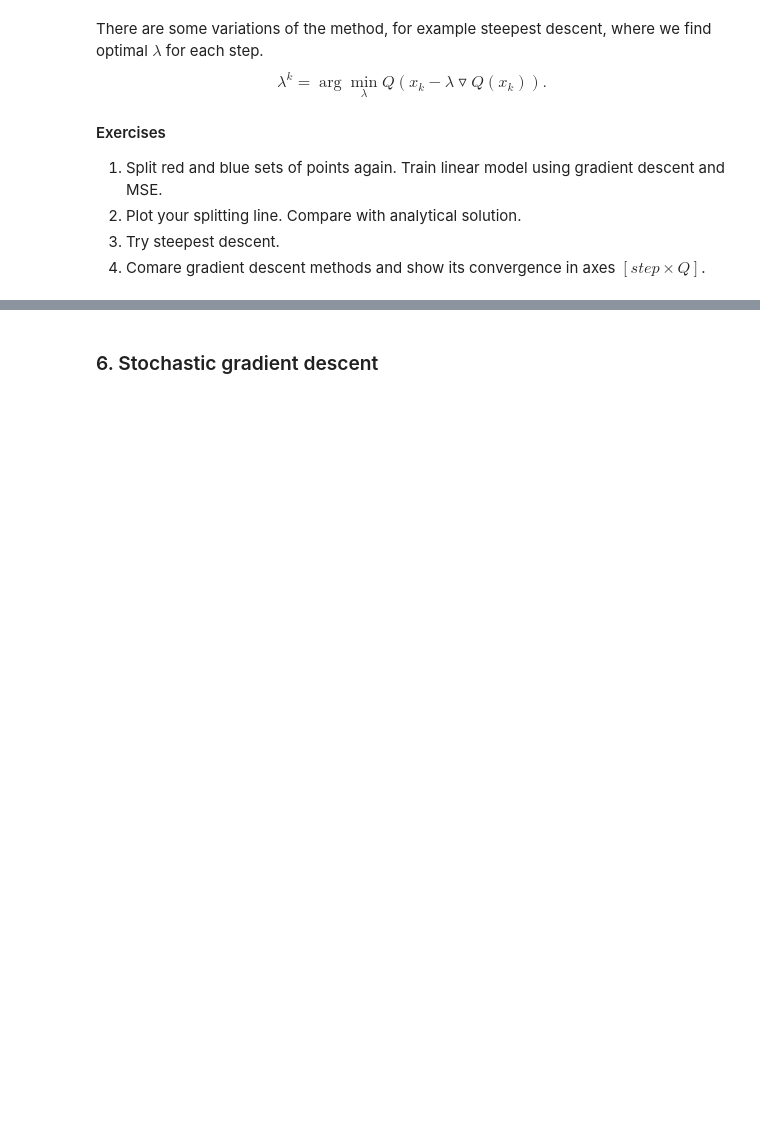
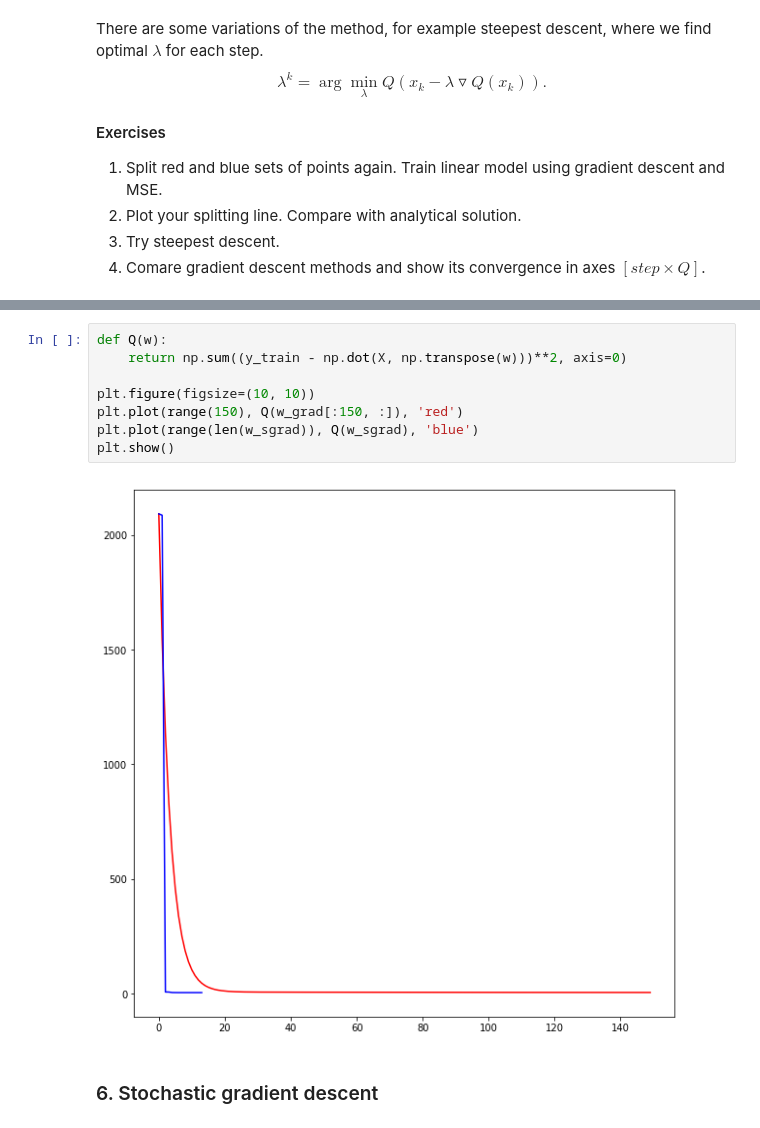
Before and after one commit to levensons/Darin, a Jupyter notebook: lab1/lab-1.ipynb, the cells around one changed output, grey strips where cells are left out. Saved outputs shown, nothing was run; the diff lists cells and outputs as text; blank space fills up the shorter version.

```diff
--- a/lab1/lab-1.ipynb
+++ b/lab1/lab-1.ipynb
@@ -359,3 +380,13 @@ plt.show()
+# %%
+def Q(w):
+    return np.sum((y_train - np.dot(X, np.transpose(w)))**2, axis=0)
+
+plt.figure(figsize=(10, 10))
+plt.plot(range(150), Q(w_grad[:150, :]), 'red')
+plt.plot(range(len(w_sgrad)), Q(w_sgrad), 'blue')
+plt.show()
+# %% [output]
+[figure, added]
 # %% [markdown]
 ### 6. Stochastic gradient descent
 # %% [markdown]
```
Also changed, not shown: parts of 9 cells of this notebook.
